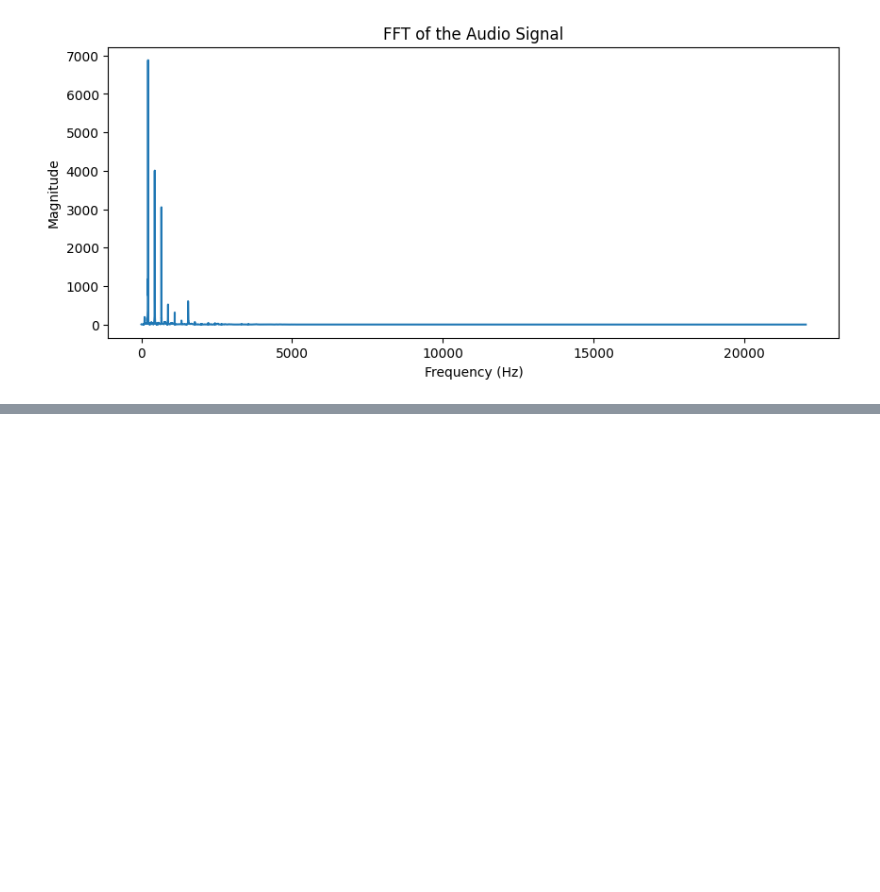
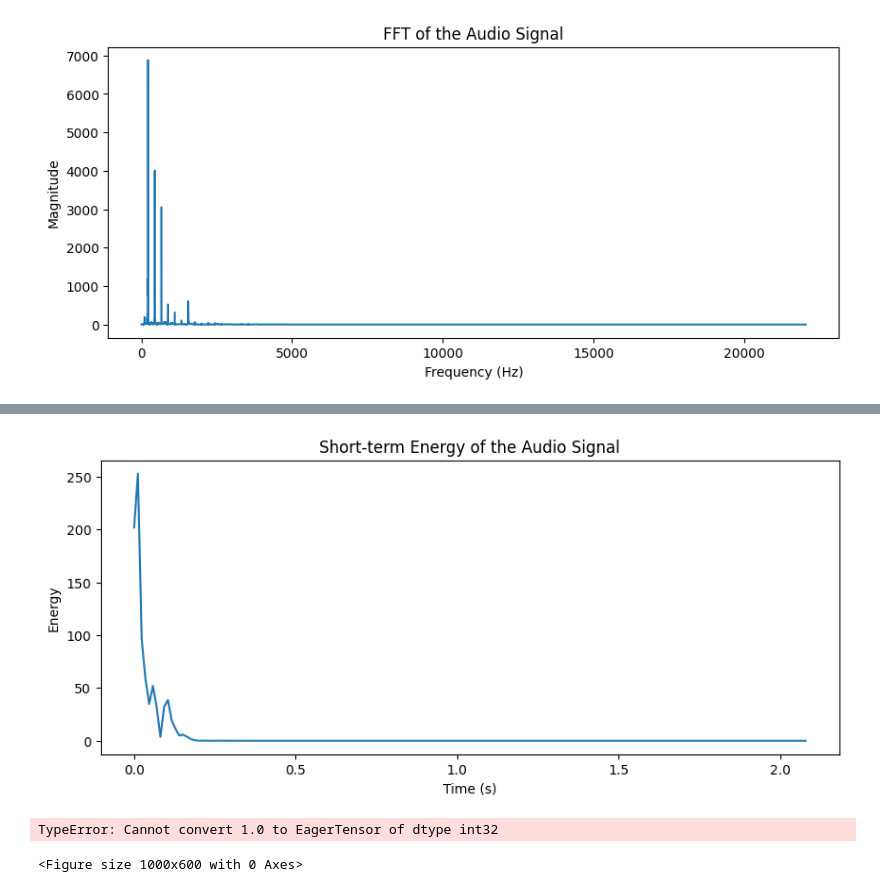
Before and after one commit to NgDucHieus/Audio_classification, a Jupyter notebook: Instrument.ipynb, the cells around one changed output, grey strips where cells are left out. Saved outputs shown, nothing was run; the diff lists cells and outputs as text; code cells hidden in the pictures; blank space fills up the shorter version.

```diff
--- a/Instrument.ipynb
+++ b/Instrument.ipynb
@@ -87,0 +139,41 @@ plt.show()
+# %%
+frame_length = 1024  # Number of samples per frame (window)
+hop_length = 512     # Hop size for overlapping windows
+
+# Compute short-term energy
+energy = np.array([
+    np.sum(np.abs(audio[i:i+frame_length]**2))
+    for i in range(0, len(audio), hop_length)
+])
+
+# Create a time axis for the energy plot
+time_axis = librosa.frames_to_time(np.arange(len(energy)), sr=sample_rate, hop_length=hop_length)
+
+# Plot the energy
+plt.figure(figsize=(10, 4))
+plt.plot(time_axis, energy)
+plt.title('Short-term Energy of the Audio Signal')
+plt.xlabel('Time (s)')
+plt.ylabel('Energy')
+plt.show()
+# %% [output]
+[figure, added]
+# %%
+
+# Compute the Short-Time Fourier Transform (STFT)
+stft = librosa.stft(audio, n_fft=2048, hop_length=512)
+
+# Convert the amplitude to dB (log scale)
+spectrogram = librosa.amplitude_to_db(np.abs(stft))
+
+# Plot the log spectrogram
+plt.figure(figsize=(10, 6))
+librosa.display.specshow(spectrogram, sr=sample_rate, hop_length=512, x_axis='time', y_axis='log')
+plt.colorbar(format='%+2.0f dB')
+plt.title('Log Spectrogram')
+plt.xlabel('Time (s)')
+plt.ylabel('Frequency (Hz)')
+plt.show()
+# %% [output]
+TypeError: Cannot convert 1.0 to EagerTensor of dtype int32
+<Figure size 1000x600 with 0 Axes>
```
Also changed, not shown: parts of 15 cells of this notebook, 10 other files.
